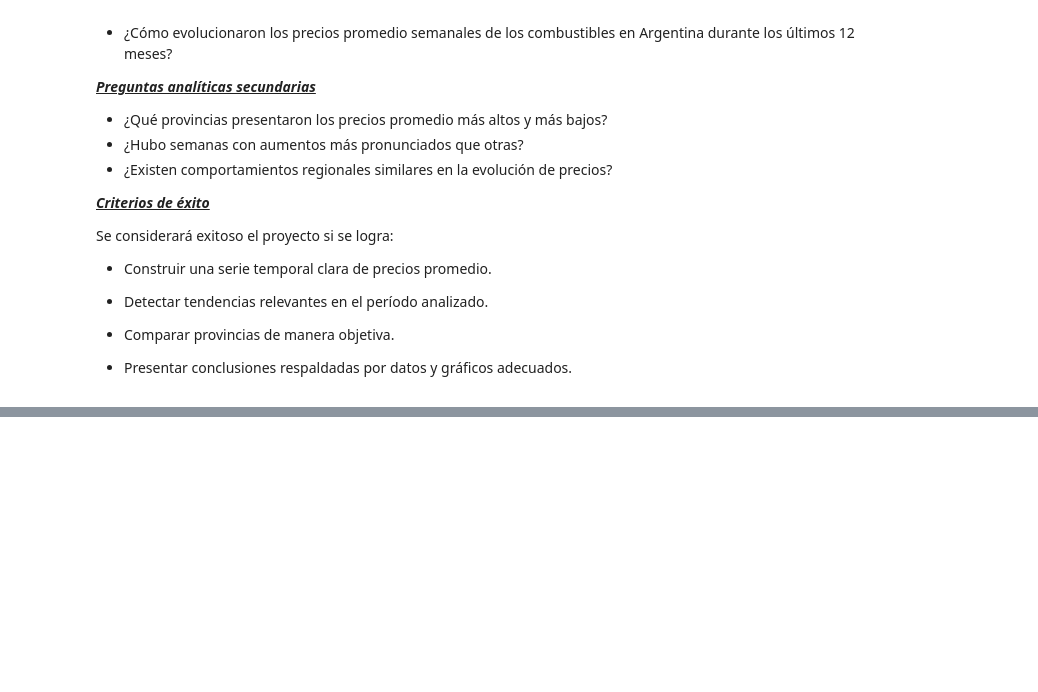
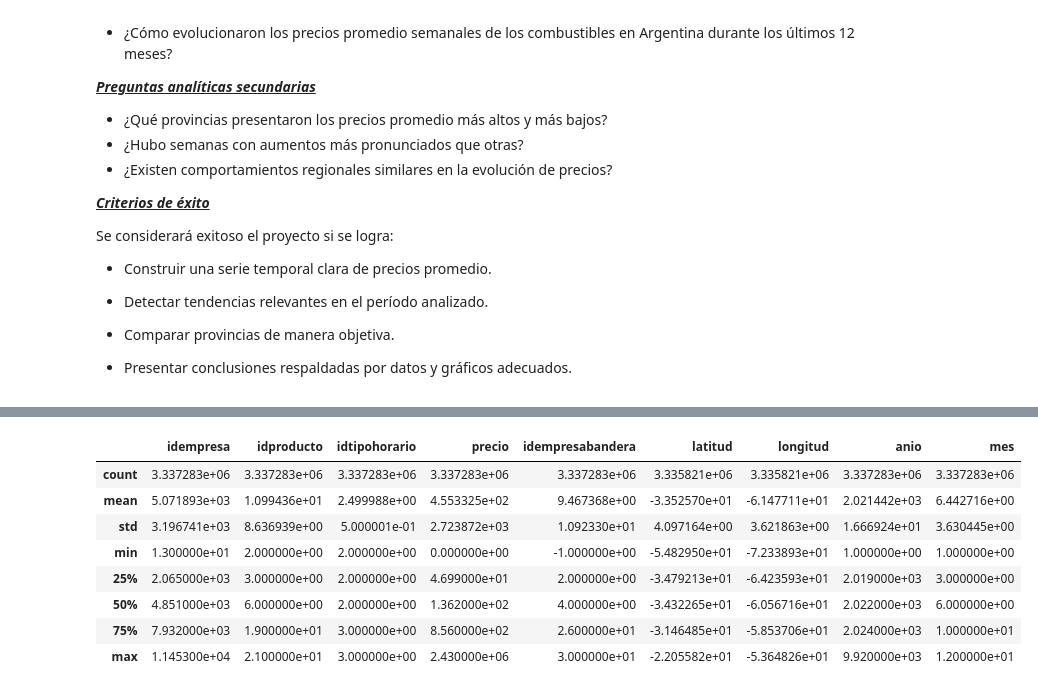
Before and after one commit to matiasdemori/Trabajo-Integrador-Ciencia-de-Datos, a Jupyter notebook: TP_Integrados_Ciencia_de_Datos.ipynb, the cells around one changed output, grey strips where cells are left out. Drawn from its saved outputs; the diff is of its cells as text; code cells hidden in the pictures; blank space fills up the shorter version.

```diff
--- a/TP_Integrados_Ciencia_de_Datos.ipynb
+++ b/TP_Integrados_Ciencia_de_Datos.ipynb
@@ -220,0 +275,6 @@ Se considerará exitoso el proyecto si se logra:
+# %%
+# Guardamos en una variable la URL donde está el archivo CSV
+url = "http://datos.energia.gob.ar/dataset/1c181390-5045-475e-94dc-410429be4b17/resource/f8dda0d5-2a9f-4d34-b79b-4e63de3995df/download/precios-historicos.csv"
+
+# Leemos el archivo CSV desde la URL y lo carga en un DataFrame llamado df
+df = pd.read_csv(url)
@@ -220,0 +355,13 @@ Se considerará exitoso el proyecto si se logra:
+# %%
+# Generamos algunas estadísticas descriptivas de las columnas numéricas:
+df.describe()
+# %% [output]
+|  | idempresa | idproducto | idtipohorario | precio | idempresabandera | latitud | longitud | anio | mes |
+| count | 3.337283e+06 | 3.337283e+06 | 3.337283e+06 | 3.337283e+06 | 3.337283e+06 | 3.335821e+06 | 3.335821e+06 | 3.337283e+06 | 3.337283e+06 |
+| mean | 5.071893e+03 | 1.099436e+01 | 2.499988e+00 | 4.553325e+02 | 9.467368e+00 | -3.352570e+01 | -6.147711e+01 | 2.021442e+03 | 6.442716e+00 |
+| std | 3.196741e+03 | 8.636939e+00 | 5.000001e-01 | 2.723872e+03 | 1.092330e+01 | 4.097164e+00 | 3.621863e+00 | 1.666924e+01 | 3.630445e+00 |
+| min | 1.300000e+01 | 2.000000e+00 | 2.000000e+00 | 0.000000e+00 | -1.000000e+00 | -5.482950e+01 | -7.233893e+01 | 1.000000e+00 | 1.000000e+00 |
+| 25% | 2.065000e+03 | 3.000000e+00 | 2.000000e+00 | 4.699000e+01 | 2.000000e+00 | -3.479213e+01 | -6.423593e+01 | 2.019000e+03 | 3.000000e+00 |
+| 50% | 4.851000e+03 | 6.000000e+00 | 2.000000e+00 | 1.362000e+02 | 4.000000e+00 | -3.432265e+01 | -6.056716e+01 | 2.022000e+03 | 6.000000e+00 |
+| 75% | 7.932000e+03 | 1.900000e+01 | 3.000000e+00 | 8.560000e+02 | 2.600000e+01 | -3.146485e+01 | -5.853706e+01 | 2.024000e+03 | 1.000000e+01 |
+| max | 1.145300e+04 | 2.100000e+01 | 3.000000e+00 | 2.430000e+06 | 3.000000e+01 | -2.205582e+01 | -5.364826e+01 | 9.920000e+03 | 1.200000e+01 |
```
Also changed, not shown: parts of 9 cells of this notebook.
